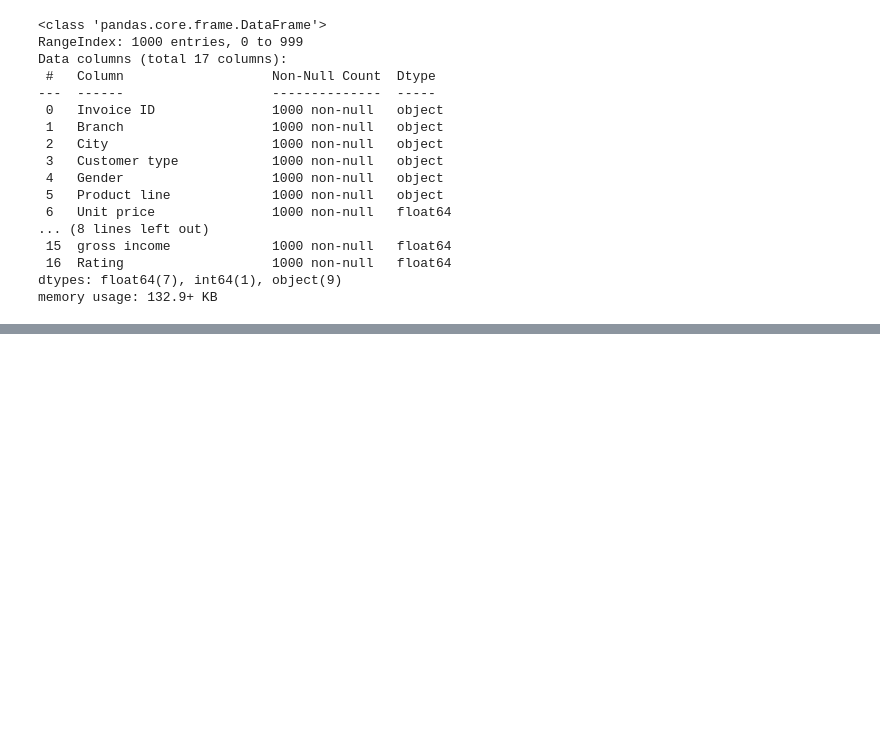
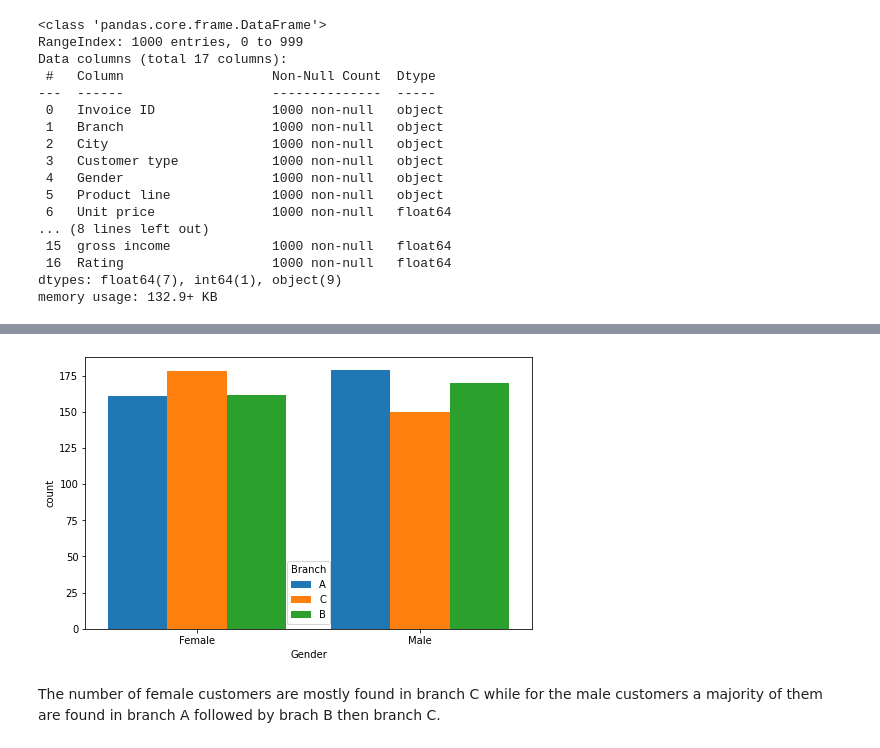
Before and after one commit to JammalAdeyemi/DataScience_Project, a Jupyter notebook: Probabilistic_Sales_Forecasting.ipynb, the cells around one changed output, grey strips where cells are left out. Cells and saved outputs as stored; diff of their text form; code cells hidden in the pictures; blank space fills up the shorter version.

```diff
--- a/Probabilistic_Sales_Forecasting.ipynb
+++ b/Probabilistic_Sales_Forecasting.ipynb
@@ -73,0 +217,7 @@ memory usage: 132.9+ KB
+# %%
+plt.figure(figsize=(8,5))
+sns.countplot(data=df, x="Gender", hue="Branch", saturation=True);
+# %% [output]
+[figure, added]
+# %% [markdown]
+The number of female customers are mostly found in branch C while for the male customers a majority of them are found in branch A followed by brach B then branch C.
```
Also changed, not shown: parts of 49 cells of this notebook.
